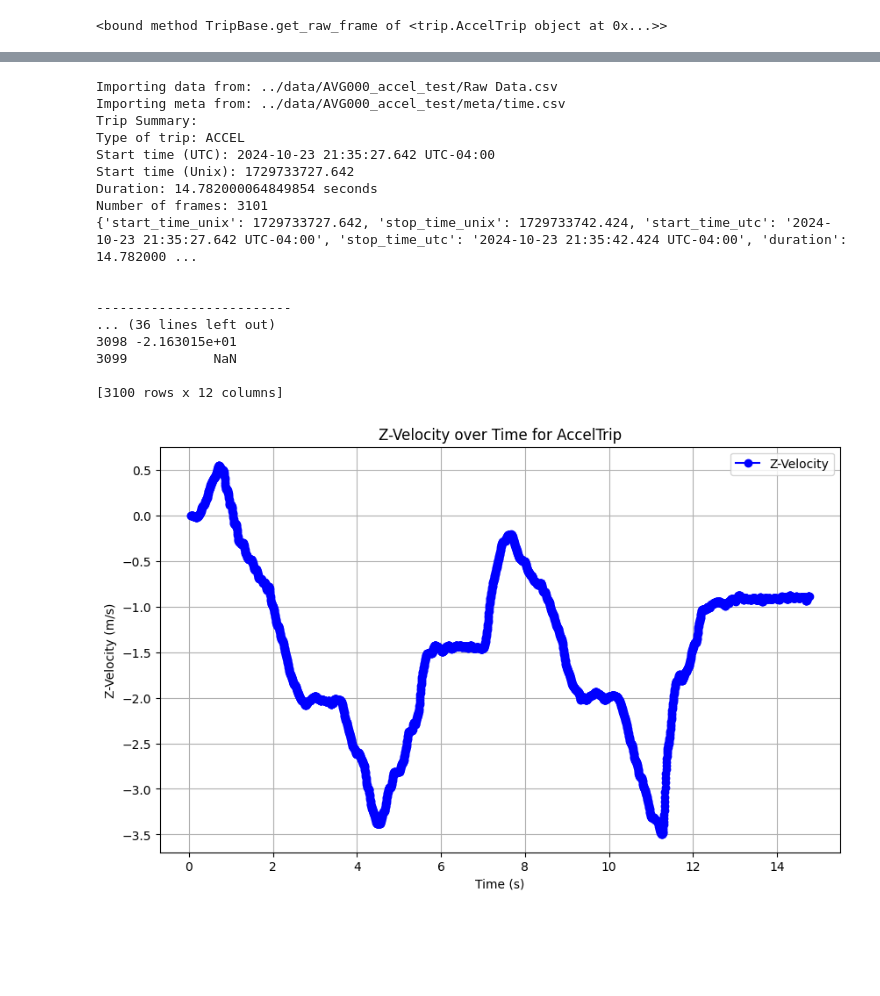
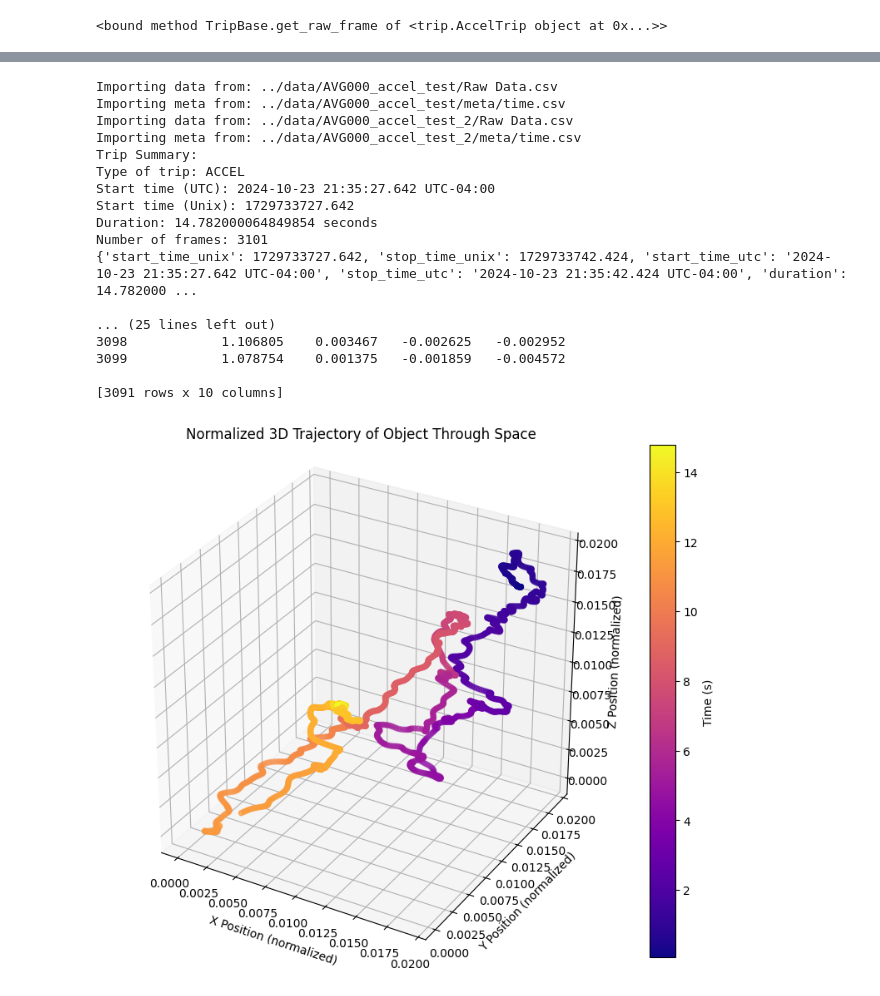
Before and after one commit to ubsuny/CP1-24-midterm, a Jupyter notebook: avgagliardo/code/Untitled.ipynb, the cells around one changed output, grey strips where cells are left out. Saved outputs shown, nothing was run; the diff lists cells and outputs as text; code cells hidden in the pictures; blank space fills up the shorter version.

Commit message:
added accelclass, plotters, more conv functions and unittests

```diff
--- a/avgagliardo/code/Untitled.ipynb
+++ b/avgagliardo/code/Untitled.ipynb
@@ -167,45 +167,57 @@ importlib.reload(trip)
 
 AT = trip.AccelTrip
 
 at = AT("AVG000_accel_test")
-
+at2 = AT("AVG000_accel_test_2")
 rf = at.get_raw_frame()
 df = at.data
 
 print(at.report_trip_summary())
 print(at.times)
 print("\n")
 print(25*"-")
 print(at.segments)
 
 pa = utils.plot_acceltrip_velocity
-pac = utils.plot_acceltrip_velocity_with_acceleration_color
+
+pvc = utils.plot_acceltrip_velocity_with_acceleration_color
+paa = utils.plot_acceltrip_acceleration_with_color
 pa3 = utils.plot_3d_trajectory
 
-pa(at)
-pac(at)
 pa3(at)
-pa(at, component='x')
-pac(at, component='x')
+paa(at, component='x', compression_factor=2, connect_points=True, step=5)
+paa(at, component='y', compression_factor=2, connect_points=True, step=5)
+paa(at, component='z', compression_factor=2, connect_points=False, step=1)
 
-pa(at, component='y')
-pac(at, component='y')
+
+pa3(at2)
+paa(at2, component='x', compression_factor=2)
+paa(at2, component='y', compression_factor=2)
+paa(at2, component='z', compression_factor=2)
+# pa(at)
+# pac(at, step=25)
+# pa3(at)
+# pa(at, component='x')
+# pvc(at, component='x')
+
+# pa(at, component='y')
+# pvc(at, component='y')
 # %% [output]
 Importing data from: ../data/AVG000_accel_test/Raw Data.csv
 Importing meta from: ../data/AVG000_accel_test/meta/time.csv
+Importing data from: ../data/AVG000_accel_test_2/Raw Data.csv
+Importing meta from: ../data/AVG000_accel_test_2/meta/time.csv
 Trip Summary:
 Type of trip: ACCEL
 Start time (UTC): 2024-10-23 21:35:27.642 UTC-04:00
 Start time (Unix): 1729733727.642
 Duration: 14.782000064849854 seconds
 Number of frames: 3101
 {'start_time_unix': 1729733727.642, 'stop_time_unix': 1729733742.424, 'start_time_utc': '2024-10-23 21:35:27.642 UTC-04:00', 'stop_time_utc': '2024-10-23 21:35:42.424 UTC-04:00', 'duration': 14.782000 ...
 
+... (25 lines left out)
+3098            1.106805    0.003467   -0.002625   -0.002952
+3099            1.078754    0.001375   -0.001859   -0.004572
 
--------------------------
-... (36 lines left out)
-3098 -2.163015e+01
-3099           NaN
-
-[3100 rows x 12 columns]
+[3091 rows x 10 columns]
-[figure, old version]
+[figure, new version]
```
Also changed, not shown: parts of 3 cells of this notebook, 9 other files.
